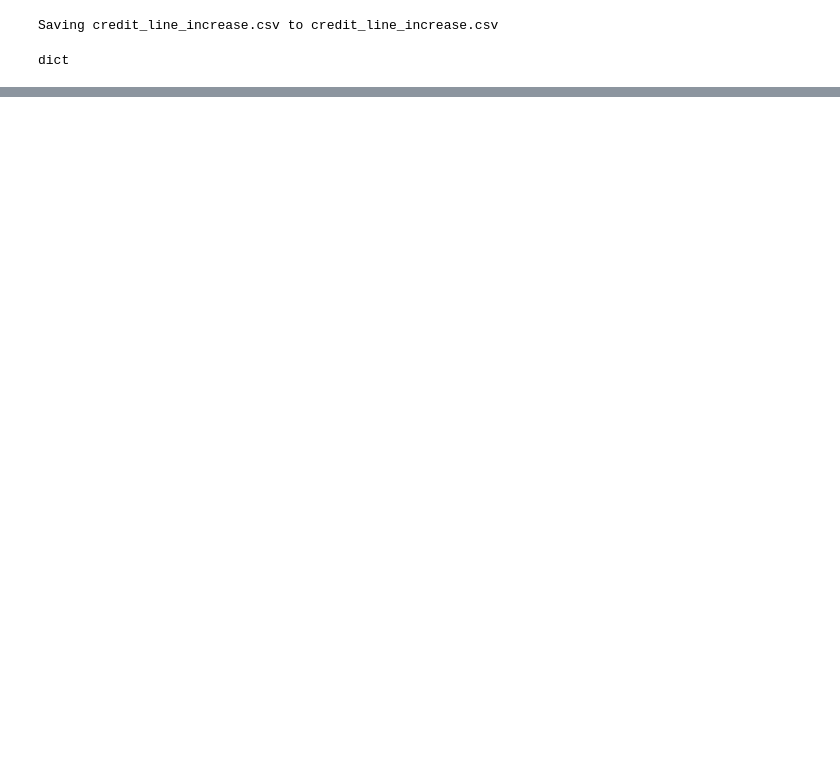
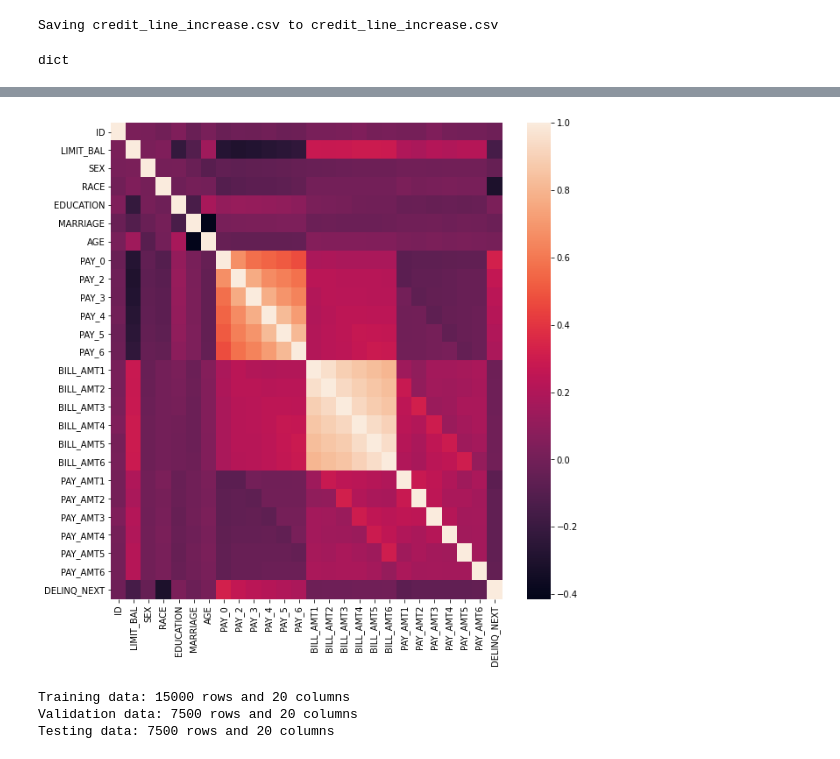
Before and after one commit to tivonio/Credit_Line_Increase, a Jupyter notebook: Credit_Line_Increase.ipynb, the cells around one changed output, grey strips where cells are left out. Drawn from its saved outputs; the diff is of its cells as text; code cells hidden in the pictures; blank space fills up the shorter version.

```diff
--- a/Credit_Line_Increase.ipynb
+++ b/Credit_Line_Increase.ipynb
@@ -29,0 +86,4 @@ dict
+# %%
+# Pearson correlation matrix
+corr = data.corr()
+corr
@@ -29,0 +108,8 @@ dict
+# %%
+# correlation heatmap
+plt.figure(figsize=(10, 10))
+_ = sns.heatmap(corr,
+                xticklabels=corr.columns.values,
+                yticklabels=corr.columns.values)
+# %% [output]
+[figure, added]
@@ -29,0 +121,17 @@ dict
+# %%
+# partition data for honest assessment
+train_X, valid_test_X, train_y, valid_test_y = train_test_split(data[X_names], data[y_name], test_size=0.5, random_state=SEED) # split off training data
+valid_X, test_X, valid_y, test_y = train_test_split(valid_test_X, valid_test_y, test_size=0.5, random_state=SEED) # split remainder into validation and test
+
+# summarize
+print('Training data: %i rows and %i columns' % (train_X.shape[0], train_X.shape[1] + 1))
+print('Validation data: %i rows and %i columns' % (valid_X.shape[0], valid_X.shape[1] + 1))
+print('Testing data: %i rows and %i columns' % (test_X.shape[0], test_X.shape[1] + 1))
+
+# housekeeping
+del valid_test_X
+del valid_test_y
+# %% [output]
+Training data: 15000 rows and 20 columns
+Validation data: 7500 rows and 20 columns
+Testing data: 7500 rows and 20 columns
```
Also changed, not shown: parts of 9 cells of this notebook.
